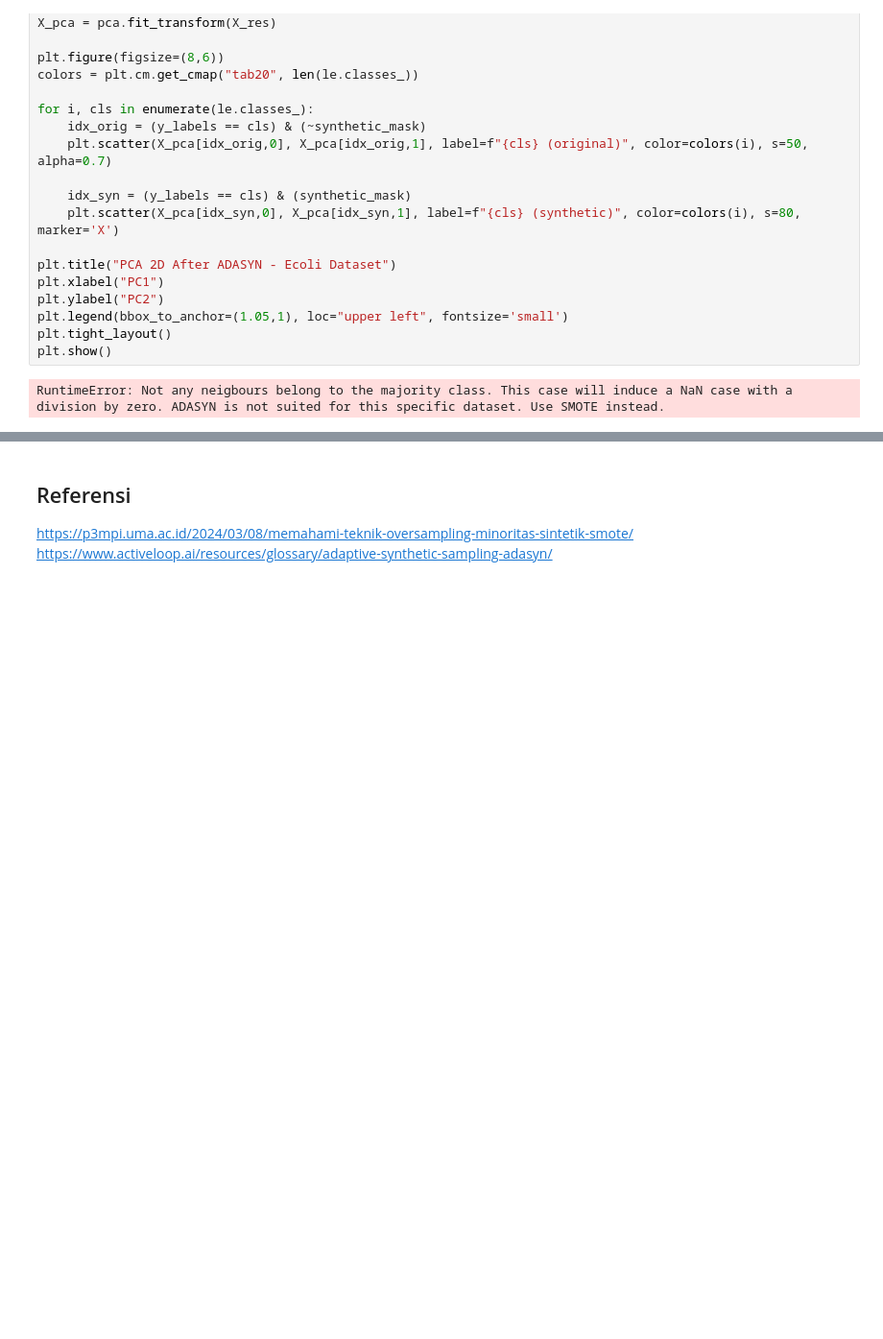
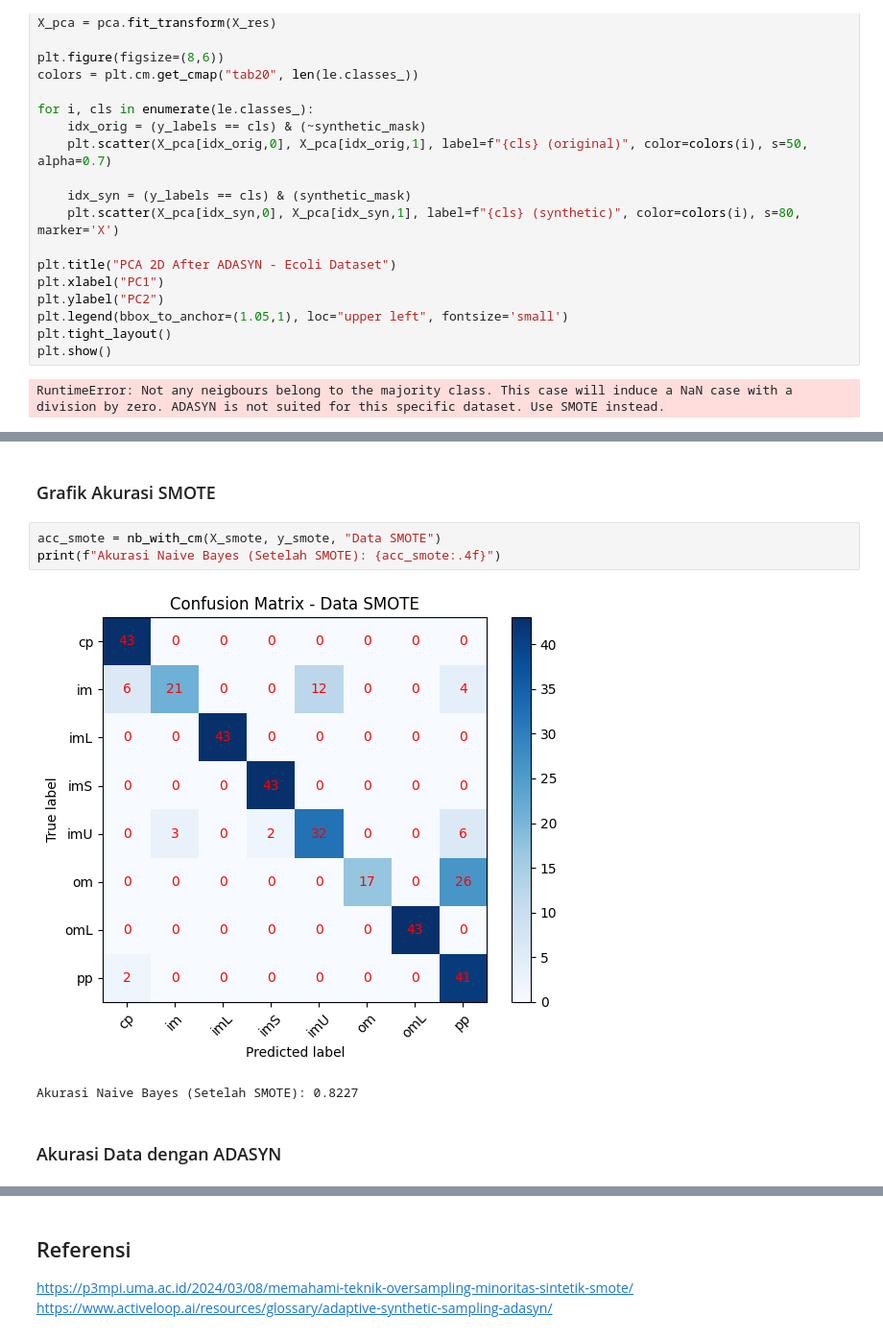
Before and after one commit to VanisaFaradela25/psd2, a Jupyter notebook: _sources/tugas6.ipynb, the cells around one changed output, grey strips where cells are left out. Shown: that part at 96% size. Cells and saved outputs as stored; diff of their text form; blank space fills up the shorter version.

```diff
--- a/_sources/tugas6.ipynb
+++ b/_sources/tugas6.ipynb
@@ -405,0 +562,10 @@ RuntimeError: Not any neigbours belong to the majority class. This case will ind
+# %% [markdown]
+### Grafik Akurasi SMOTE
+# %%
+acc_smote = nb_with_cm(X_smote, y_smote, "Data SMOTE")
+print(f"Akurasi Naive Bayes (Setelah SMOTE): {acc_smote:.4f}")
+# %% [output]
+[figure, added]
+Akurasi Naive Bayes (Setelah SMOTE): 0.8227
+# %% [markdown]
+### Akurasi Data dengan ADASYN
```
Also changed, not shown: parts of 24 cells of this notebook, 11 other files.
